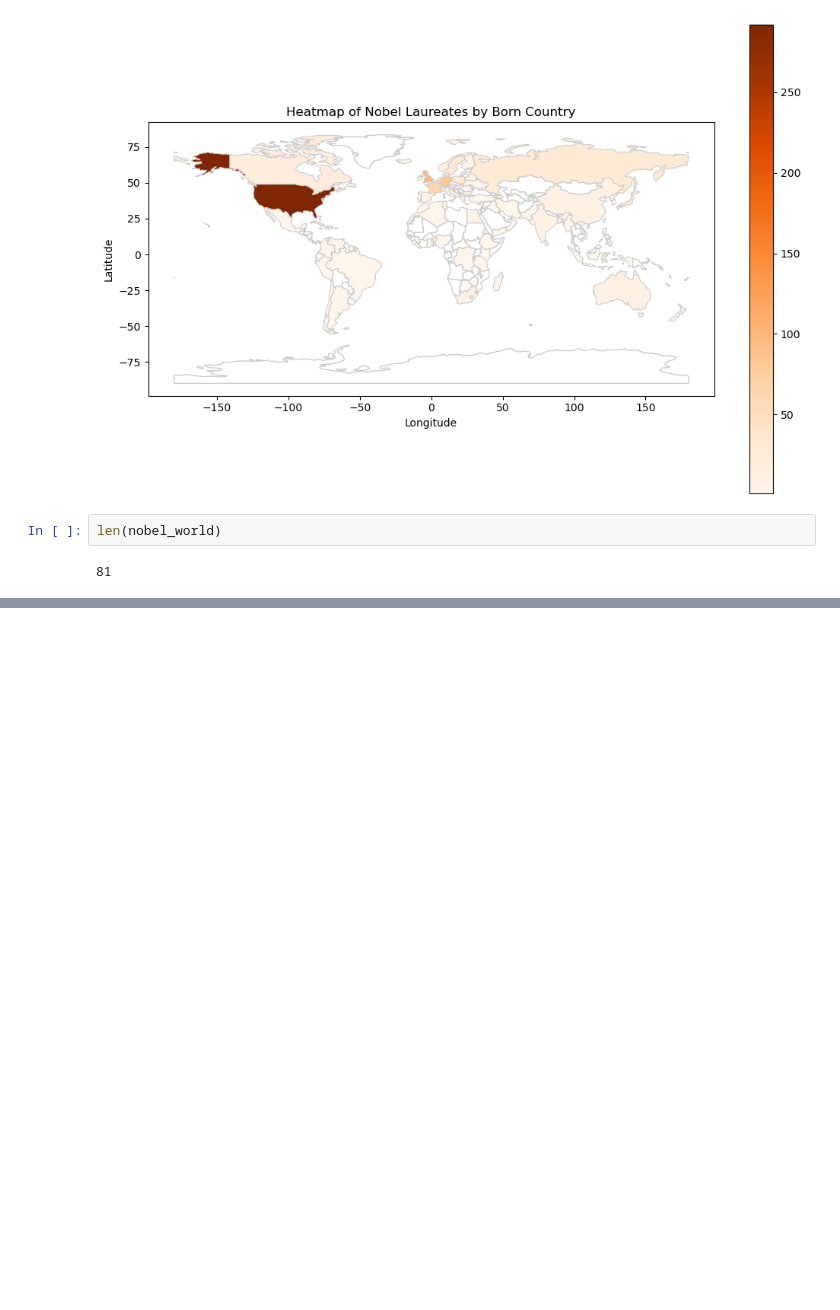
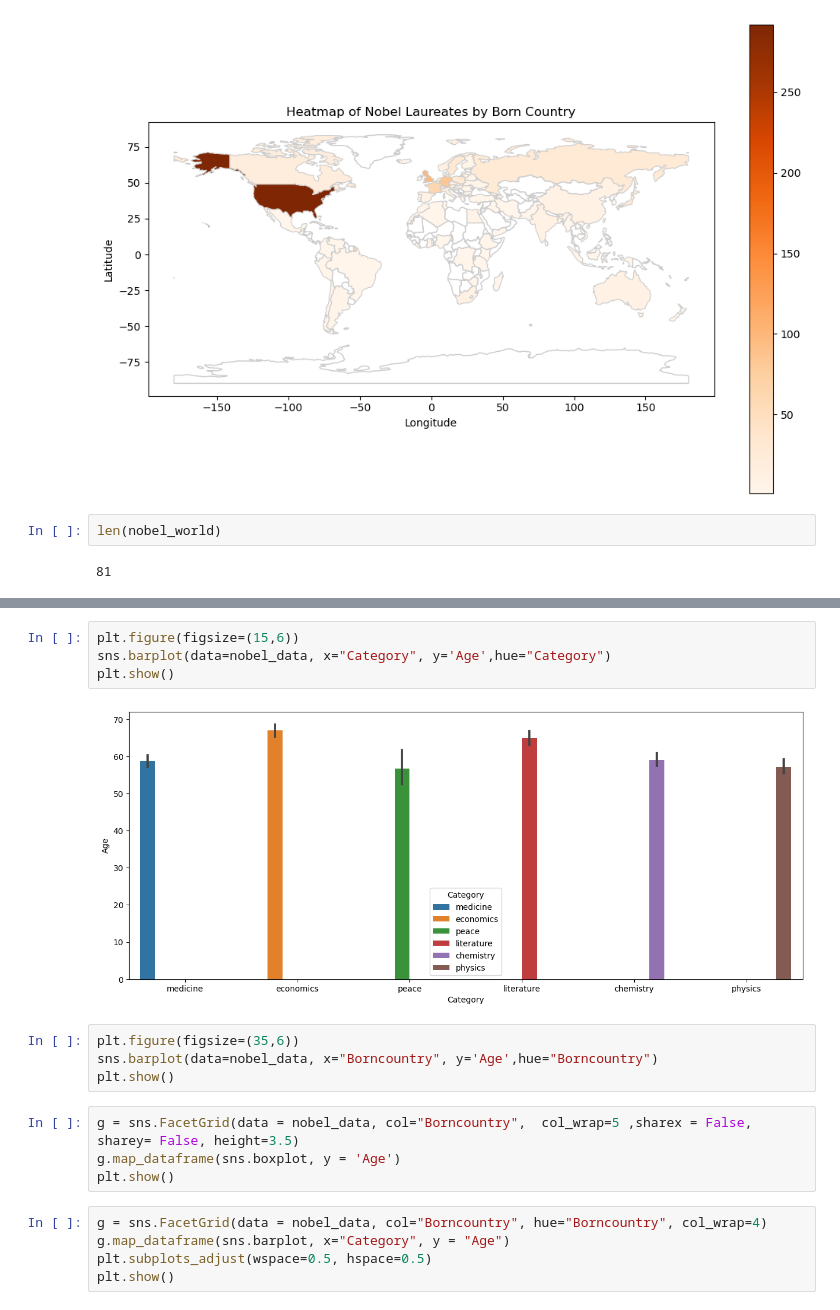
Before and after one commit to SarahB21/Project2024, a Jupyter notebook: ProjectLabelLaureate.ipynb, the cells around one changed output, grey strips where cells are left out. Cells and saved outputs as stored; diff of their text form; blank space fills up the shorter version.

```diff
--- a/ProjectLabelLaureate.ipynb
+++ b/ProjectLabelLaureate.ipynb
@@ -460,0 +468,19 @@ plt.show()
+# %%
+plt.figure(figsize=(15,6))
+sns.barplot(data=nobel_data, x="Category", y='Age',hue="Category")
+plt.show()
+# %% [output]
+[figure, added]
+# %%
+plt.figure(figsize=(35,6))
+sns.barplot(data=nobel_data, x="Borncountry", y='Age',hue="Borncountry")
+plt.show()
+# %%
+g = sns.FacetGrid(data = nobel_data, col="Borncountry",  col_wrap=5 ,sharex = False, sharey= False, height=3.5)
+g.map_dataframe(sns.boxplot, y = 'Age')
+plt.show()
+# %%
+g = sns.FacetGrid(data = nobel_data, col="Borncountry", hue="Borncountry", col_wrap=4)
+g.map_dataframe(sns.barplot, x="Category", y = "Age")
+plt.subplots_adjust(wspace=0.5, hspace=0.5)
+plt.show()
```
Also changed, not shown: parts of 51 cells of this notebook.
